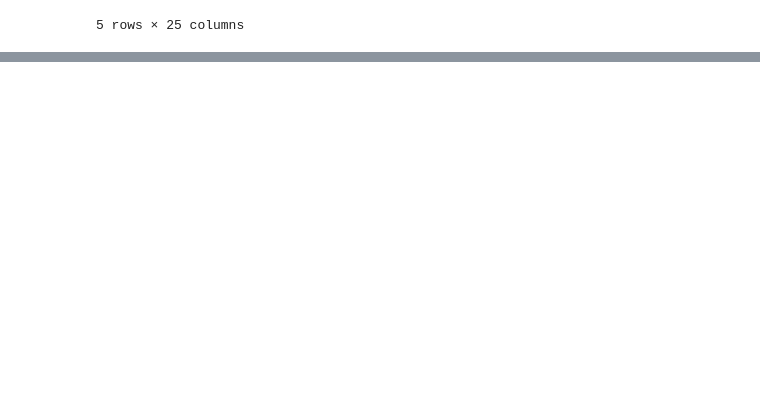
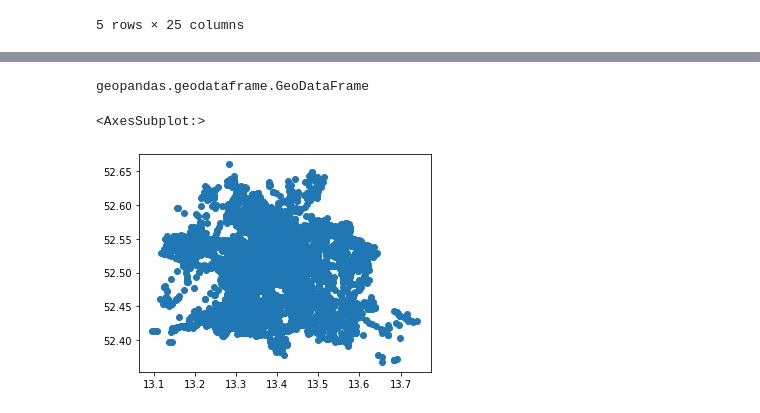
Before and after one commit to abuzatu/geo_spatial, a Jupyter notebook: germany/berlin/car_accidents_2019/data_preparation.ipynb, the cells around one changed output, grey strips where cells are left out. Cells and saved outputs as stored; diff of their text form; code cells hidden in the pictures; blank space fills up the shorter version.

Commit message:
Update data_preparation.ipynb with storing of geo data frames to files

```diff
--- a/germany/berlin/car_accidents_2019/data_preparation.ipynb
+++ b/germany/berlin/car_accidents_2019/data_preparation.ipynb
@@ -415,0 +517,4 @@ folium_map.save(f"{OUTPUT_FOLDER_NAME}/folium_map_deadly_accidents.html")
+# %%
+# read it back
+gdf2 = pd.read_pickle(f"{OUTPUT_FILE_NAME_STEM}.pickle")
+gdf2
@@ -415,0 +535,9 @@ folium_map.save(f"{OUTPUT_FOLDER_NAME}/folium_map_deadly_accidents.html")
+# %%
+type(gdf2)
+# %% [output]
+geopandas.geodataframe.GeoDataFrame
+# %%
+gdf2.plot()
+# %% [output]
+<AxesSubplot:>
+[figure, added]
```
Also changed, not shown: parts of 37 cells of this notebook.
